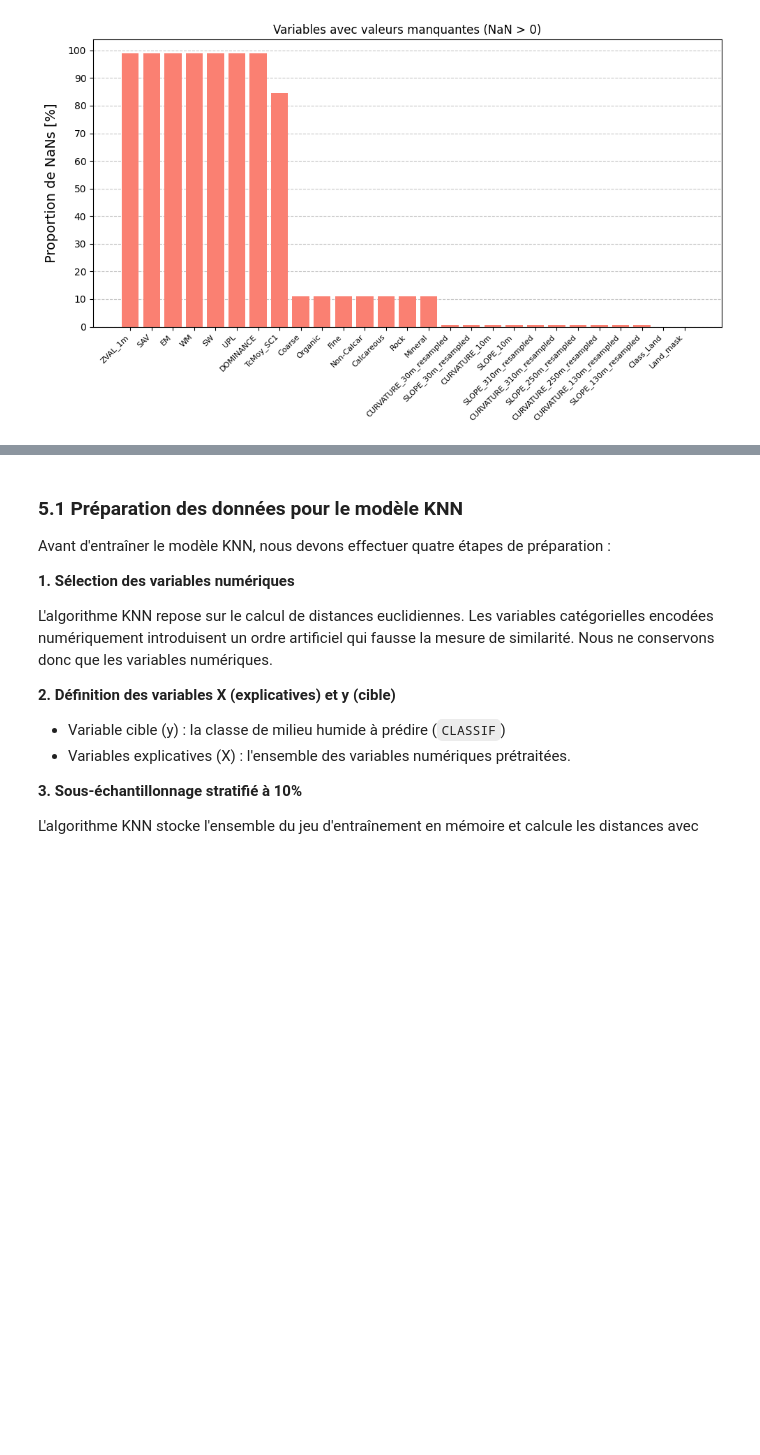
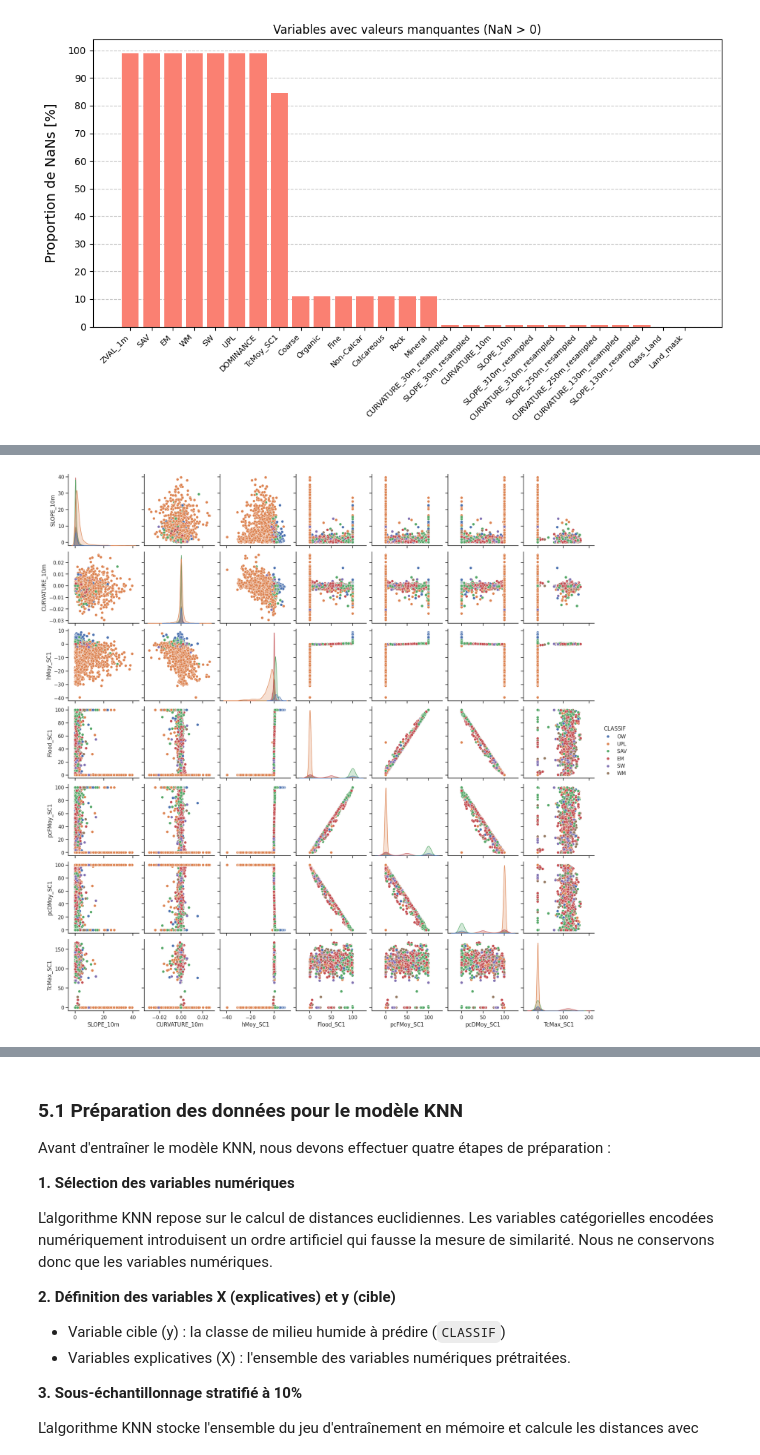
Before and after one commit to geo-stack/cours_ml_envirocan, a Jupyter notebook: 01_dataset_preprocessing.ipynb, the cells around one changed output, grey strips where cells are left out. Saved outputs shown, nothing was run; the diff lists cells and outputs as text; code cells hidden in the pictures; blank space fills up the shorter version.

```diff
--- a/01_dataset_preprocessing.ipynb
+++ b/01_dataset_preprocessing.ipynb
@@ -397,0 +435,41 @@ df_features_nonan = pd.DataFrame(
+# %%
+import seaborn as sns
+from sklearn.model_selection import train_test_split
+
+# Sélection des variables que l'on veut afficher.
+cols = ['SLOPE_10m', 'CURVATURE_10m']
+if selected_period == 1:
+    cols += ['hMoy_SC1',
+             'Flood_SC1',
+             'pcFMoy_SC1',
+             'pcDMoy_SC1',
+             'TcMax_SC1']
+else:
+    cols += [f'hMoy_PSC{selected_period}',
+             f'Flood_PSC{selected_period}',
+             f'pcFMoy_PSC{selected_period}',
+             f'pcDMoy_PSC{selected_period}',
+             f'TcMax_PSC{selected_period}']
+
+# Sous-échantillonnage stratifié à 1% du dataset pour rendre
+# le temps de production du graphique raisonnable en raison du
+# grand nombre d'échantillone (> 1 million) dans le jeu de données
+# complet.
+y_full = df_features_nonan['CLASSIF'].values
+X_full = df_features_nonan[cols].values
+X_sample, _, y_sample, _ = train_test_split(
+    X_full, y_full,
+    train_size=0.01,
+    stratify=y_full
+    )
+
+df_sample = pd.DataFrame(
+    data=X_sample,
+    columns=cols)
+df_sample['CLASSIF'] = y_sample
+
+# Génération du graph 'pairplot'.
+sns.set_theme(style="ticks")
+ax = sns.pairplot(df_sample, hue="CLASSIF")
+# %% [output]
+[figure, added]
```
Also changed, not shown: parts of 34 cells of this notebook.
